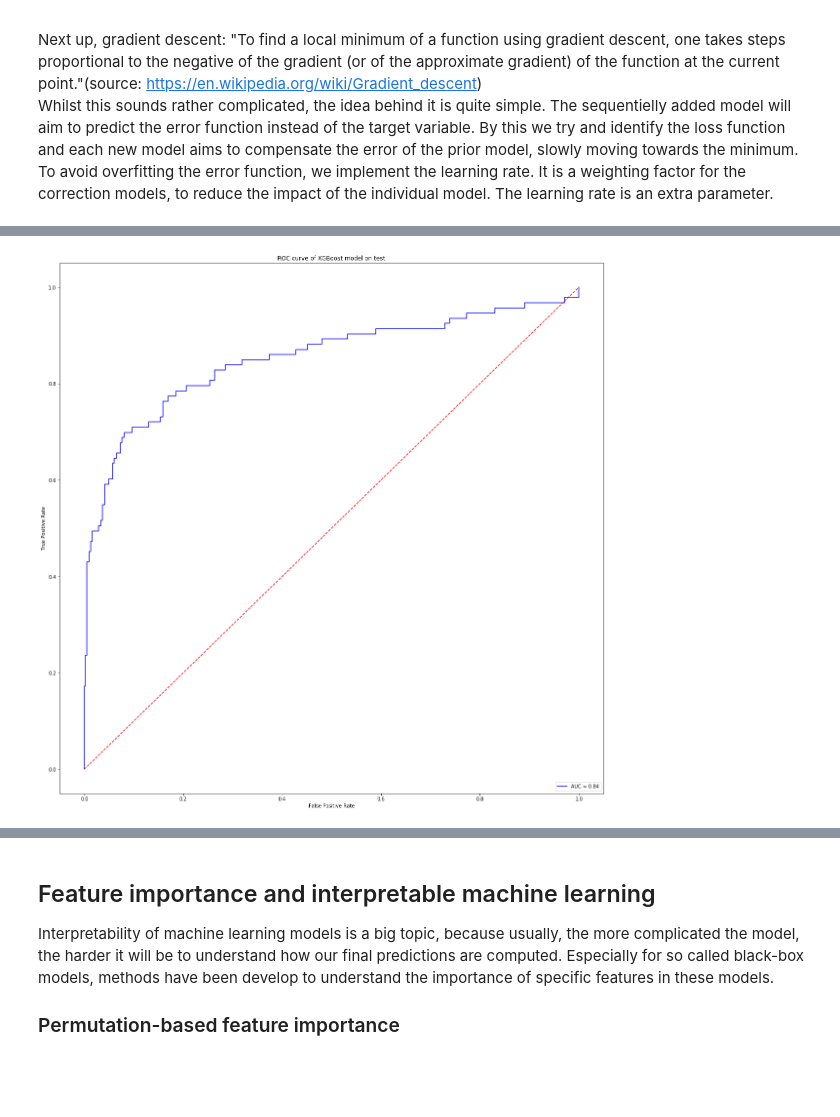
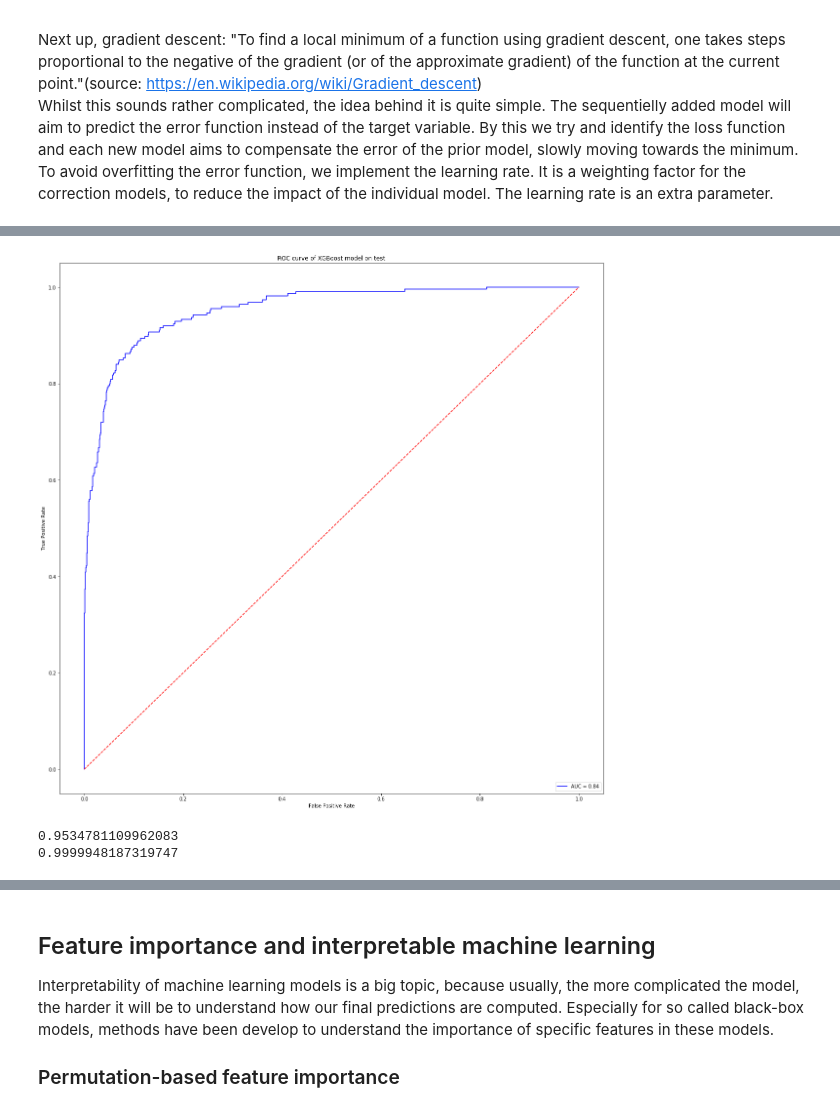
Before and after one commit to wiebkepeters/IS-HU-Berlin, a Jupyter notebook: ADAMS_ML_Notebook.ipynb, the cells around one changed output, grey strips where cells are left out. Drawn from its saved outputs; the diff is of its cells as text; code cells hidden in the pictures; blank space fills up the shorter version.

```diff
--- a/ADAMS_ML_Notebook.ipynb
+++ b/ADAMS_ML_Notebook.ipynb
@@ -30,6 +30,8 @@ Before applying any algorithm, we will import the necessary packages and load th
 
 An important finding is the imbalance of the data set, which contains only about 20% of 'BAD' observations.
 # %%
+plt.rcParams['figure.figsize'] = 5,5
+
 #Import packages
 import importlib
 import numpy as np
@@ -43,10 +45,8 @@ from sklearn.ensemble import RandomForestClassifier
 from sklearn.linear_model import LogisticRegression
 from sklearn.model_selection import train_test_split, StratifiedKFold, GridSearchCV
 # %%
-plt.rcParams['figure.figsize'] = 20,20
-
 # Load data
-credit = pd.read_csv('/creditnew.csv') #add your path here
+credit = pd.read_csv('/Users/wiebkeberlin/Desktop/creditnew.csv')
 credit.describe()
 # %% [output]
 |  | BAD | LOAN | MORTDUE | VALUE | YOJ | DEROG | DELINQ | CLAGE | NINQ | CLNO | DEBTINC |
@@ -481,10 +499,11 @@ rf = RandomForestClassifier(random_state=123)
 
 # Define meta-parameter grid of candidate settings
 # The following settings are just for illustration
-param_grid = {'n_estimators': [100, 200,500, 700, 1000],
-              'max_features': [1, 2, 4, 6, 8],
+# todo good grid parameters?
+param_grid = {'n_estimators': [100, 200],
+              'max_features': [1, 2, 4],
               'max_depth': [5, 10, 20],
-              'criterion' :['gini', 'entropy']
+              'criterion' :['gini', 'entropy'],
               }
 
 # Set up the grid object specifying the tuning options
@@ -538,11 +574,12 @@ local minimum of a function using gradient descent, one takes steps proportional
 DM_train = xgb.DMatrix(data=x_train, label=y_train)
 DM_test = xgb.DMatrix(data=x_test, label=y_test)
 #Setting up the grid of xgb hyperparameters
+#todo choose parameters
 xgb_param_grid = {
     'colsample_bytree': np.linspace(0.5, 0.9, 5),
-    'n_estimators': [100, 200],
-    'max_depth': [5, 10, 15],
-    'learning_rate': [0.1, 0.01],
+    'n_estimators': [200],
+    'max_depth': [2,5],
+    'learning_rate': [0.2, 0.1],
     'early_stopping_rounds': [10]}
 gs_xgb = GridSearchCV(estimator=xgb.XGBClassifier(), param_grid=xgb_param_grid, scoring='roc_auc', cv=5, verbose=1)
 gs_xgb.fit(x_train, y_train)
@@ -563,13 +600,23 @@ XGB test set AUC with optimal meta-parameters: 0.9643
 # %%
+fp_rate, tp_rate, _ = metrics.roc_curve(y_test, gs_xgb.predict_proba(x_test)[:, 1])
+
+#plot auc on test
 plt.title('ROC curve of XGBoost model on test')
 plt.plot(fp_rate, tp_rate, "b", label="AUC = %0.2f" % roc_auc)
 plt.legend(loc="lower right")
 plt.plot([0, 1], [0, 1], "r--")
 plt.ylabel("True Positive Rate")
 plt.xlabel("False Positive Rate")
 plt.show()
-
-auc_results.append( gs_xgb.best_score_)
-auc_results.append(metrics.auc(fp_rate, tp_rate))
 # %% [output]
-[figure, old version]
+[figure, new version]
+# %%
+# save data
+auc_test_xgb = metrics.auc(fp_rate, tp_rate)
+fp_rate, tp_rate, _ = metrics.roc_curve(y_train, gs_xgb.predict_proba(x_train)[:, 1])
+auc_train_xgb = metrics.auc(fp_rate, tp_rate)
+print(auc_test_xgb)
+print(auc_train_xgb)
+# %% [output]
+0.9534781109962083
+0.9999948187319747
```
Also changed, not shown: parts of 26 cells of this notebook.
